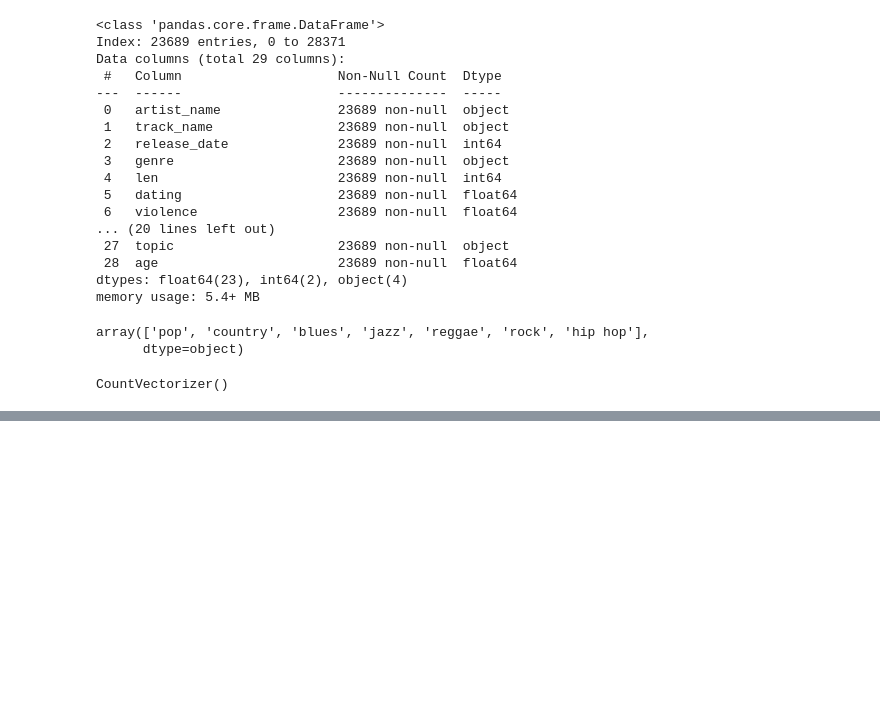
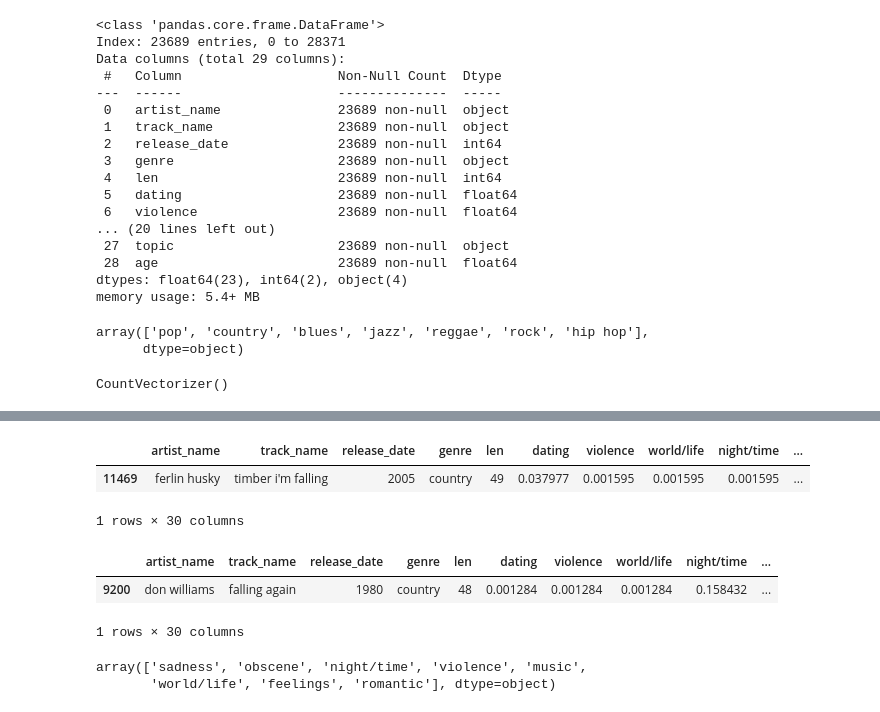
Before and after one commit to Ilyaant/music-recommender-system, a Jupyter notebook: notebooks/work.ipynb, the cells around one changed output, grey strips where cells are left out. Cells and saved outputs as stored; diff of their text form; code cells hidden in the pictures; blank space fills up the shorter version.

```diff
--- a/notebooks/work.ipynb
+++ b/notebooks/work.ipynb
@@ -138,0 +194,17 @@ recommend_songs("timber i'm falling")
+# %%
+data[data['track_name']=="timber i'm falling"]
+# %% [output]
+|  | artist_name | track_name | release_date | genre | len | dating | violence | world/life | night/time | ... |
+| 11469 | ferlin husky | timber i'm falling | 2005 | country | 49 | 0.037977 | 0.001595 | 0.001595 | 0.001595 | ... |
+1 rows × 30 columns
+# %%
+data[data['track_name']=="falling again"]
+# %% [output]
+|  | artist_name | track_name | release_date | genre | len | dating | violence | world/life | night/time | ... |
+| 9200 | don williams | falling again | 1980 | country | 48 | 0.001284 | 0.001284 | 0.001284 | 0.158432 | ... |
+1 rows × 30 columns
+# %%
+data['topic'].unique()
+# %% [output]
+array(['sadness', 'obscene', 'night/time', 'violence', 'music',
+       'world/life', 'feelings', 'romantic'], dtype=object)
```
Also changed, not shown: parts of 6 cells of this notebook, 4 other files.
